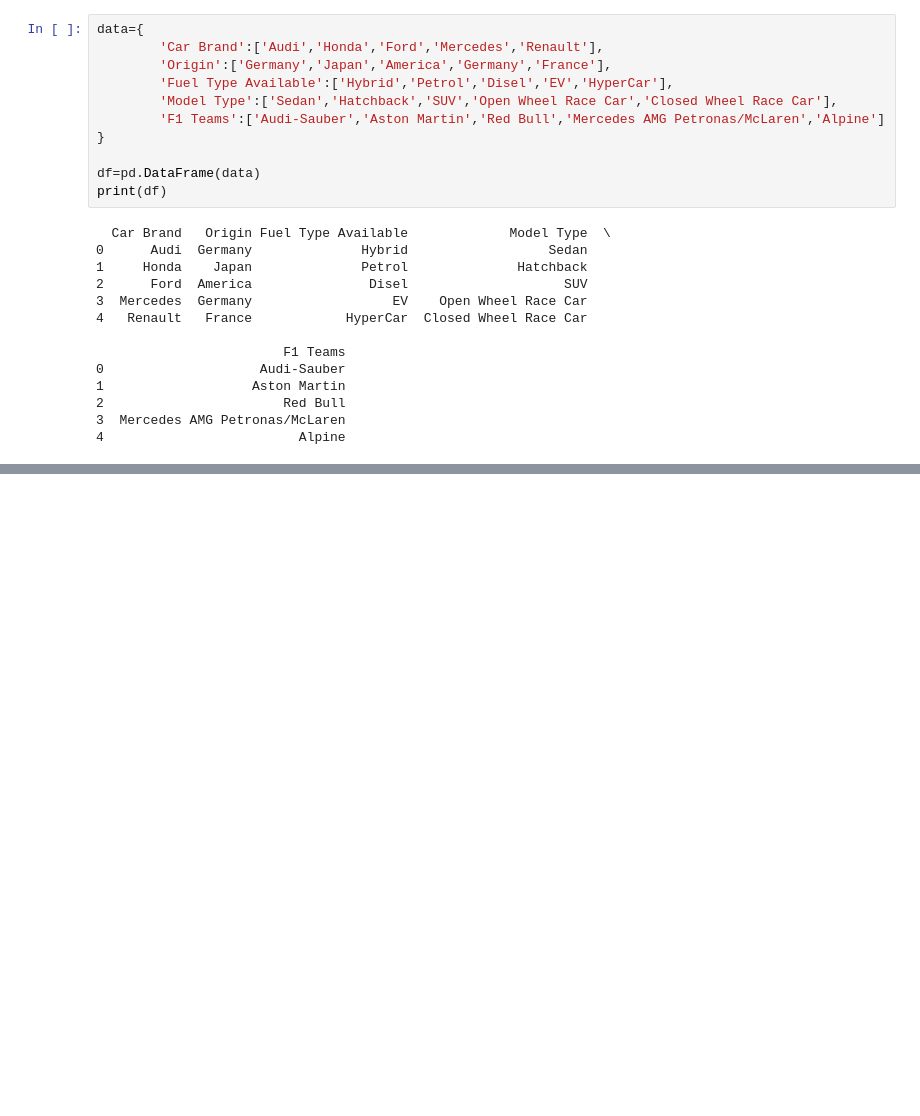
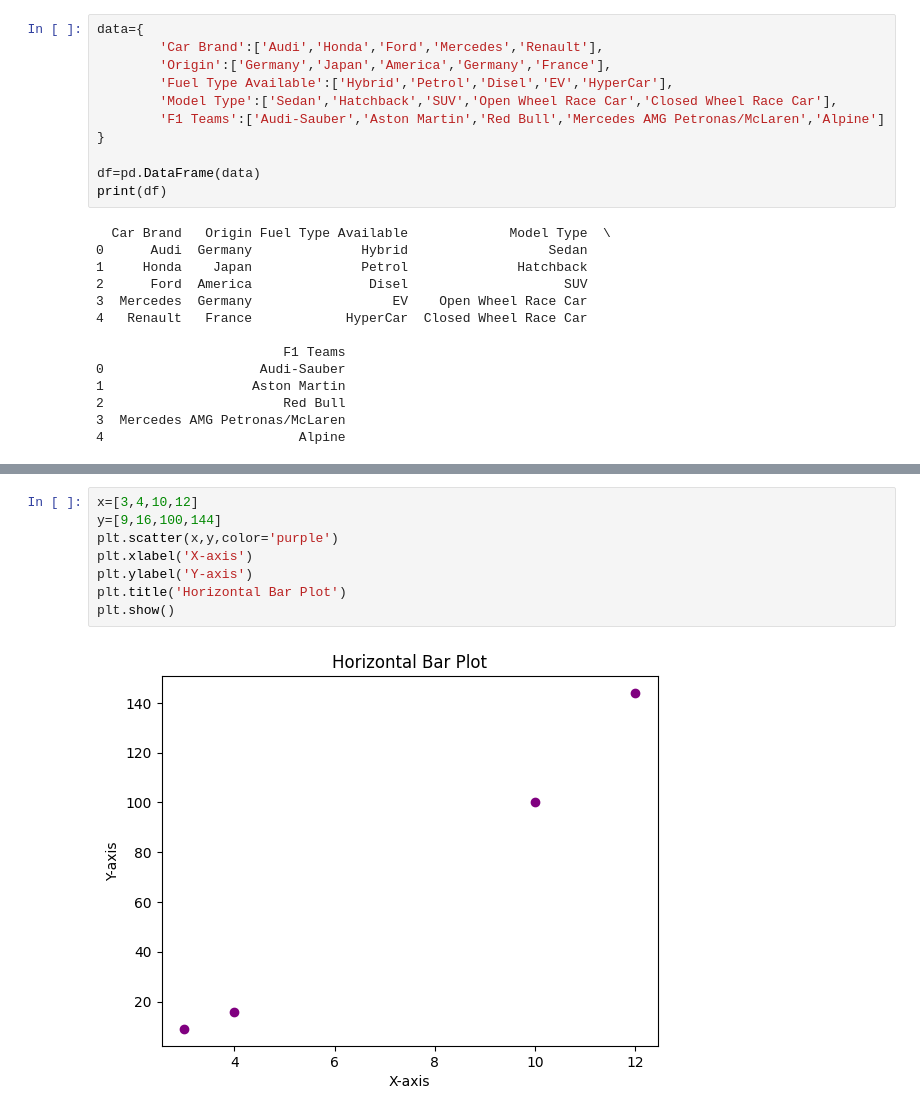
Before and after one commit to G1290-hik/ML-5th-Semester, a Jupyter notebook: Experiment_1.ipynb, the cells around one changed output, grey strips where cells are left out. Drawn from its saved outputs; the diff is of its cells as text; blank space fills up the shorter version.

```diff
--- a/Experiment_1.ipynb
+++ b/Experiment_1.ipynb
@@ -72,0 +114,10 @@ plt.show()
+# %%
+x=[3,4,10,12]
+y=[9,16,100,144]
+plt.scatter(x,y,color='purple')
+plt.xlabel('X-axis')
+plt.ylabel('Y-axis')
+plt.title('Horizontal Bar Plot')
+plt.show()
+# %% [output]
+[figure, added]
```
Also changed, not shown: parts of 4 cells of this notebook.
